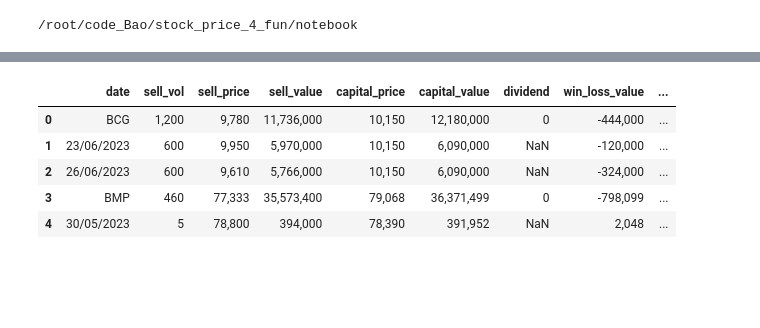
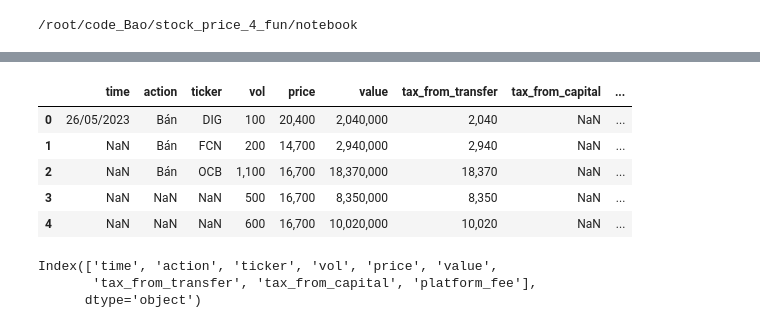
Before and after one commit to mrzaizai2k/stock_price_4_fun, a Jupyter notebook: notebook/trading_record.ipynb, the cells around one changed output, grey strips where cells are left out. Cells and saved outputs as stored; diff of their text form; code cells hidden in the pictures; blank space fills up the shorter version.

```diff
--- a/notebook/trading_record.ipynb
+++ b/notebook/trading_record.ipynb
@@ -50,9 +49,18 @@ print(df.head())
+# %%
+df = pd.read_csv('data/LichSuKhopLenh.csv', encoding='latin1', skiprows=1)
+column_order = ['time', 'action', 'ticker', 'vol', 'price', 'value', 'tax_from_transfer', 'tax_from_capital', 'platform_fee']
+df.columns = column_order
+df.head()
+# %% [output]
+|  | time | action | ticker | vol | price | value | tax_from_transfer | tax_from_capital | ... |
+| 0 | 26/05/2023 | Bán | DIG | 100 | 20,400 | 2,040,000 | 2,040 | NaN | ... |
+| 1 | NaN | Bán | FCN | 200 | 14,700 | 2,940,000 | 2,940 | NaN | ... |
+| 2 | NaN | Bán | OCB | 1,100 | 16,700 | 18,370,000 | 18,370 | NaN | ... |
+| 3 | NaN | NaN | NaN | 500 | 16,700 | 8,350,000 | 8,350 | NaN | ... |
+| 4 | NaN | NaN | NaN | 600 | 16,700 | 10,020,000 | 10,020 | NaN | ... |
 # %%
-df.head()
+df.columns
 # %% [output]
-|  | date | sell_vol | sell_price | sell_value | capital_price | capital_value | dividend | win_loss_value | ... |
-| 0 | BCG | 1,200 | 9,780 | 11,736,000 | 10,150 | 12,180,000 | 0 | -444,000 | ... |
-| 1 | 23/06/2023 | 600 | 9,950 | 5,970,000 | 10,150 | 6,090,000 | NaN | -120,000 | ... |
-| 2 | 26/06/2023 | 600 | 9,610 | 5,766,000 | 10,150 | 6,090,000 | NaN | -324,000 | ... |
-| 3 | BMP | 460 | 77,333 | 35,573,400 | 79,068 | 36,371,499 | 0 | -798,099 | ... |
-| 4 | 30/05/2023 | 5 | 78,800 | 394,000 | 78,390 | 391,952 | NaN | 2,048 | ... |
+Index(['time', 'action', 'ticker', 'vol', 'price', 'value',
+       'tax_from_transfer', 'tax_from_capital', 'platform_fee'],
+      dtype='object')
```
Also changed, not shown: parts of 28 cells of this notebook, 3 other files.
